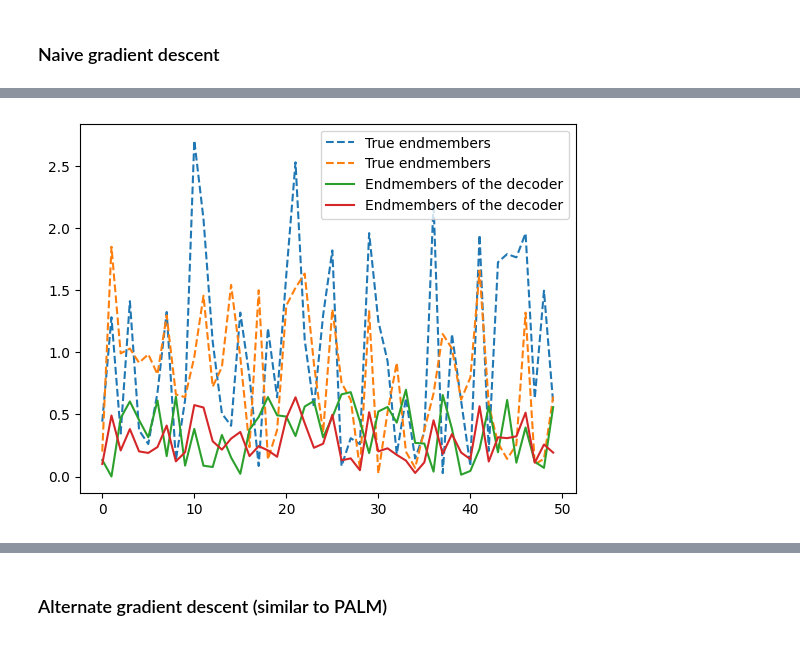
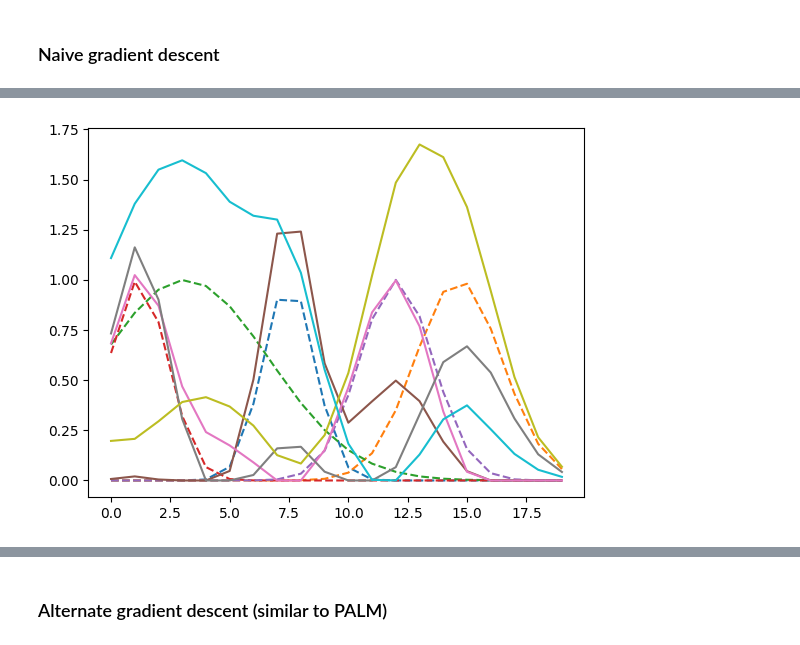
Before and after one commit to JulienAjdenbaum/hyperspectral_adversarial_AEENet, a Jupyter notebook: AAENet/AAENet.ipynb, the cells around one changed output, grey strips where cells are left out. Saved outputs shown, nothing was run; the diff lists cells and outputs as text; code cells hidden in the pictures.

Commit message:
experiments with synthetic data

```diff
--- a/AAENet/AAENet.ipynb
+++ b/AAENet/AAENet.ipynb
@@ -154,14 +154,36 @@ class AngleDistanceLoss(nn.Module):
 # %% [markdown]
 ## Generate synthetic data
 # %%
-N_pixels = 2000
-B = 50 # Number of spectral bands
-R = 2 # Number of endmembers
+N_pixels = 40
+B = 20 # Number of spectral bands
+R = 5 # Number of endmembers
 
-abundances = nn.functional.normalize(nn.functional.relu(torch.randn((N_pixels, R))))
+torch.manual_seed(0)
+np.random.seed(42)
+#abundances = nn.functional.normalize(nn.functional.relu(torch.randn((N_pixels, R))))
 abundances = nn.functional.normalize(nn.functional.relu(1 + 0.5*torch.randn((N_pixels, R))))
-endmembers = torch.abs(torch.randn((R, B)))
+#endmembers = torch.abs(torch.randn((R, B)))
+endmembers = np.zeros((R, B))
+for r in range(R):
+    mu = np.random.random() * B
+    sigma_2 = np.exp(-np.random.random()*3)*B
+    endmembers[r] = np.exp(-(np.arange(B)-mu)**2/2/sigma_2)
+
+endmembers = torch.tensor(endmembers, dtype=torch.float)
 
 data = abundances @ endmembers
 print(data.shape)
+
+plt.imshow(endmembers.detach().numpy())
+plt.colorbar()
+plt.title("True endmembers")
+plt.show()
+plt.imshow(abundances.detach().numpy())
+plt.colorbar()
+plt.title("True abundances")
+plt.show()
+plt.imshow(data.detach().numpy())
+plt.colorbar()
+plt.title("True data")
+plt.show()
 # %% [output]
@@ -202,7 +276,7 @@ TypeError: cosine_similarity(): argument 'x1' (position 1) must be Tensor, not t
 # %%
 plt.plot(endmembers.numpy().T, label="True endmembers", linestyle='--')
 plt.plot(decoder.W.detach().numpy().T, label="Endmembers of the decoder")
-plt.legend()
+#plt.legend()
 plt.show()
 # %% [output]
-[figure, old version]
+[figure, new version]
```
Also changed, not shown: parts of 10 cells of this notebook.
